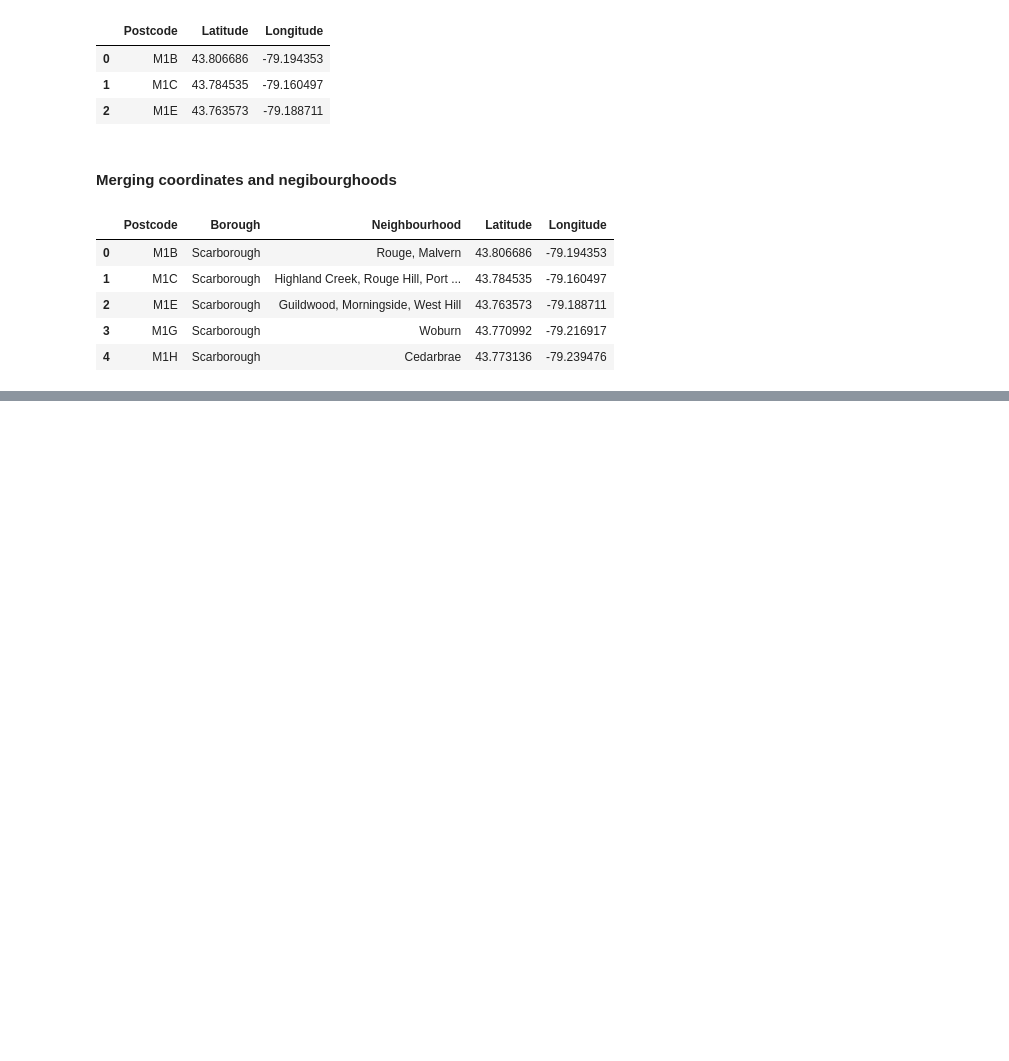
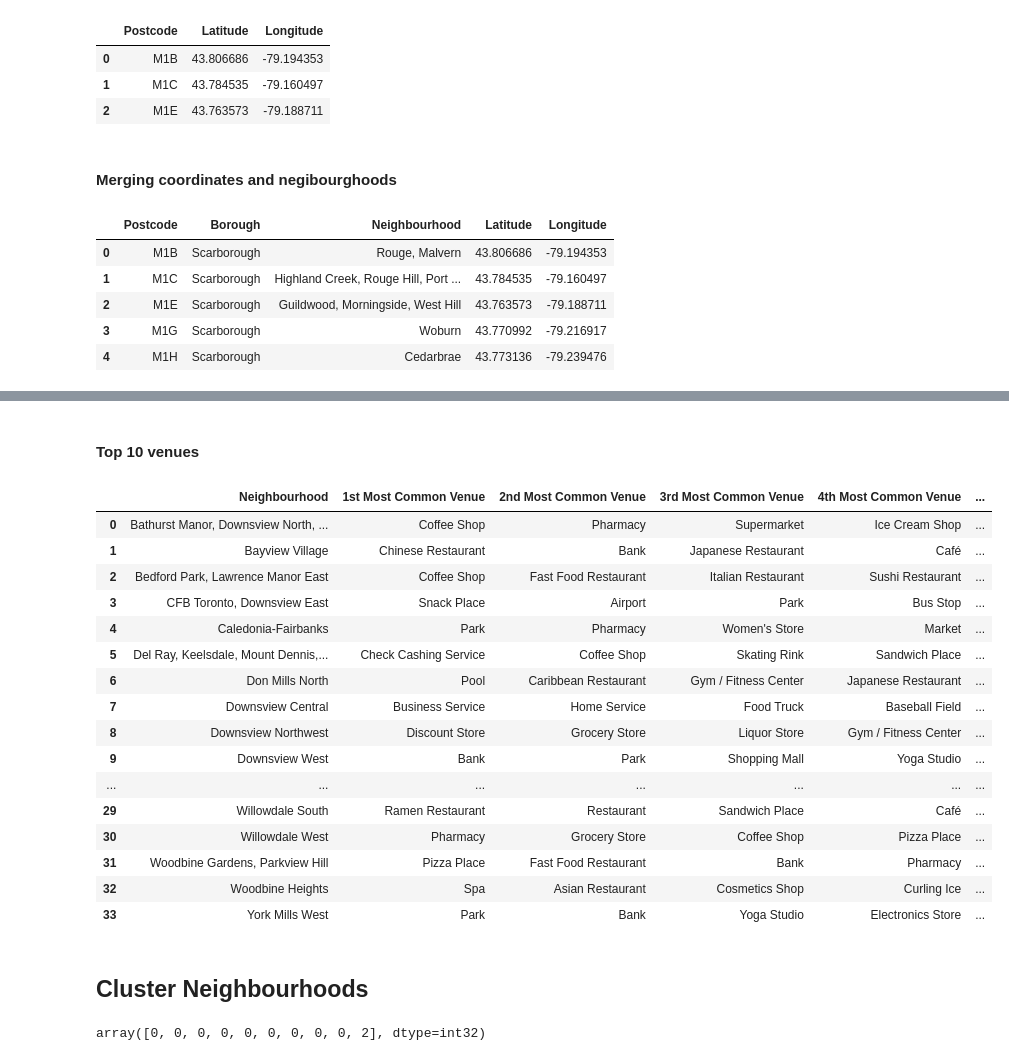
Before and after one commit to ykv001/ApppliedDataScienceCapstone, a Jupyter notebook: Segmenting and Clustering Neighborhoods in Toronto.ipynb, the cells around one changed output, grey strips where cells are left out. Cells and saved outputs as stored; diff of their text form; code cells hidden in the pictures; blank space fills up the shorter version.

```diff
--- a/Segmenting and Clustering Neighborhoods in Toronto.ipynb
+++ b/Segmenting and Clustering Neighborhoods in Toronto.ipynb
@@ -142,0 +184,3 @@ TOR.head()
+# %%
+York = TOR[TOR['Borough'].str.contains('York')].reset_index(drop=True)
+York.head()
@@ -142,0 +453,12 @@ TOR.head()
+# %%
+num_top_venues = 5
+
+for hood in york_grouped['Neighbourhood']:
+    print("----"+hood+"----")
+    temp = york_grouped[york_grouped['Neighbourhood'] == hood].T.reset_index()
+    temp.columns = ['venue','freq']
+    temp = temp.iloc[1:]
+    temp['freq'] = temp['freq'].astype(float)
+    temp = temp.round({'freq': 2})
+    print(temp.sort_values('freq', ascending=False).reset_index(drop=True).head(num_top_venues))
+    print('\n')
@@ -142,0 +483,62 @@ TOR.head()
+# %%
+def return_most_common_venues(row, num_top_venues):
+    row_categories = row.iloc[1:]
+    row_categories_sorted = row_categories.sort_values(ascending=False)
+
+    return row_categories_sorted.index.values[0:num_top_venues]
+# %% [markdown]
+#### Top 10 venues
+# %%
+num_top_venues = 10
+
+indicators = ['st', 'nd', 'rd']
+
+# create columns according to number of top venues
+columns = ['Neighbourhood']
+for ind in np.arange(num_top_venues):
+    try:
+        columns.append('{}{} Most Common Venue'.format(ind+1, indicators[ind]))
+    except:
+        columns.append('{}th Most Common Venue'.format(ind+1))
+
+# create a new dataframe
+neighbourhoods_venues_sorted = pd.DataFrame(columns=columns)
+neighbourhoods_venues_sorted['Neighbourhood'] = york_grouped['Neighbourhood']
+
+for ind in np.arange(york_grouped.shape[0]):
+    neighbourhoods_venues_sorted.iloc[ind, 1:] = return_most_common_venues(york_grouped.iloc[ind, :], num_top_venues)
+
+neighbourhoods_venues_sorted
+# %% [output]
+|  | Neighbourhood | 1st Most Common Venue | 2nd Most Common Venue | 3rd Most Common Venue | 4th Most Common Venue | ... |
+| 0 | Bathurst Manor, Downsview North, ... | Coffee Shop | Pharmacy | Supermarket | Ice Cream Shop | ... |
+| 1 | Bayview Village | Chinese Restaurant | Bank | Japanese Restaurant | Café | ... |
+| 2 | Bedford Park, Lawrence Manor East | Coffee Shop | Fast Food Restaurant | Italian Restaurant | Sushi Restaurant | ... |
+| 3 | CFB Toronto, Downsview East | Snack Place | Airport | Park | Bus Stop | ... |
+| 4 | Caledonia-Fairbanks | Park | Pharmacy | Women's Store | Market | ... |
+| 5 | Del Ray, Keelsdale, Mount Dennis,... | Check Cashing Service | Coffee Shop | Skating Rink | Sandwich Place | ... |
+| 6 | Don Mills North | Pool | Caribbean Restaurant | Gym / Fitness Center | Japanese Restaurant | ... |
+| 7 | Downsview Central | Business Service | Home Service | Food Truck | Baseball Field | ... |
+| 8 | Downsview Northwest | Discount Store | Grocery Store | Liquor Store | Gym / Fitness Center | ... |
+| 9 | Downsview West | Bank | Park | Shopping Mall | Yoga Studio | ... |
+| ... | ... | ... | ... | ... | ... | ... |
+| 29 | Willowdale South | Ramen Restaurant | Restaurant | Sandwich Place | Café | ... |
+| 30 | Willowdale West | Pharmacy | Grocery Store | Coffee Shop | Pizza Place | ... |
+| 31 | Woodbine Gardens, Parkview Hill | Pizza Place | Fast Food Restaurant | Bank | Pharmacy | ... |
+| 32 | Woodbine Heights | Spa | Asian Restaurant | Cosmetics Shop | Curling Ice | ... |
+| 33 | York Mills West | Park | Bank | Yoga Studio | Electronics Store | ... |
+# %% [markdown]
+## Cluster Neighbourhoods
+# %%
+# set number of clusters
+kclusters = 5
+
+york_grouped_clustering = york_grouped.drop('Neighbourhood', 1)
+
+# run k-means clustering
+kmeans = KMeans(n_clusters=kclusters, random_state=0).fit(york_grouped_clustering)
+
+# check cluster labels generated for each row in the dataframe
+kmeans.labels_[0:10]
+# %% [output]
+array([0, 0, 0, 0, 0, 0, 0, 0, 0, 2], dtype=int32)
```
Also changed, not shown: parts of 43 cells of this notebook.
